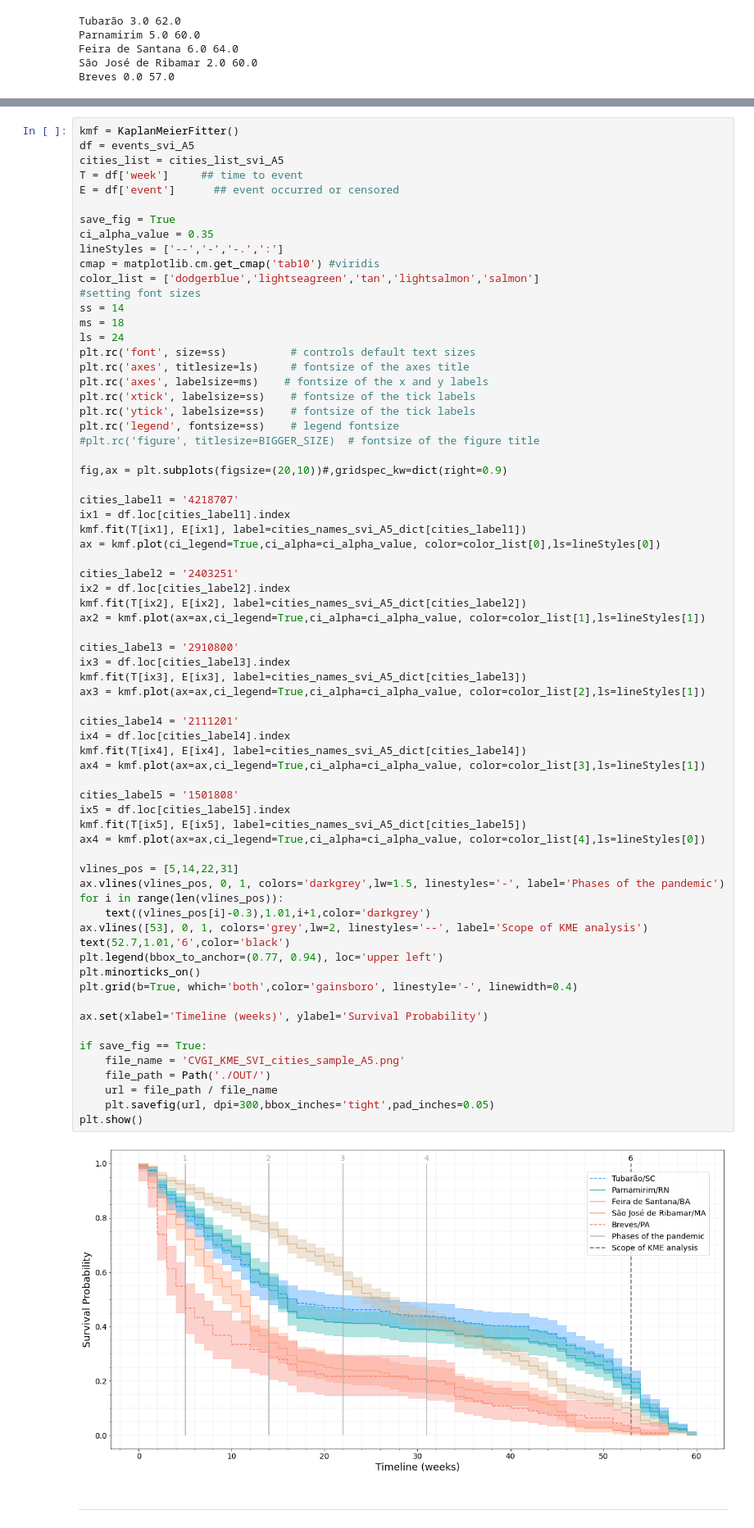
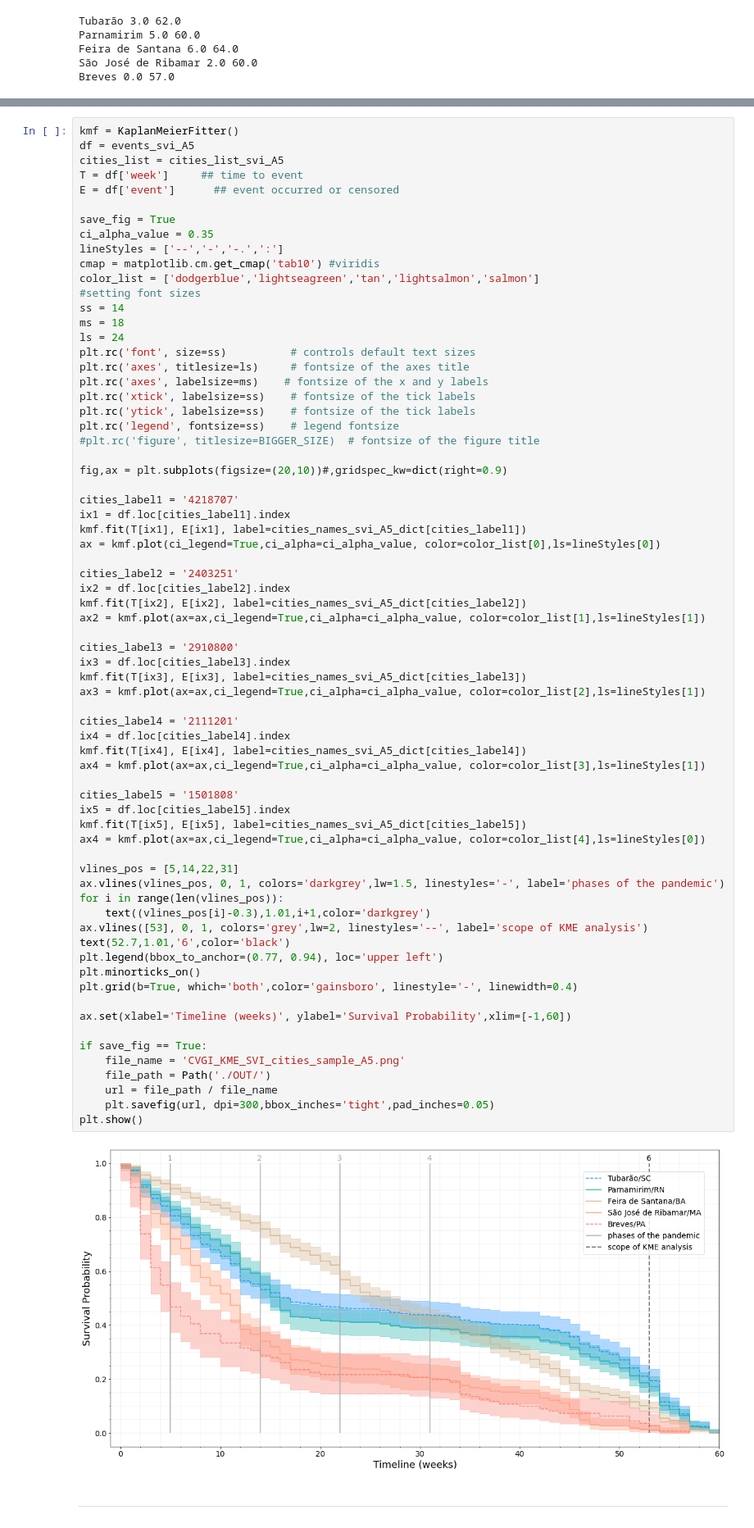
Before and after one commit to alexandrepereiraarq/COVIDGI, a Jupyter notebook: CVGI_MR_05_analysis.ipynb, the cells around one changed output, grey strips where cells are left out. Shown at 82% size. Saved outputs shown, nothing was run; the diff lists cells and outputs as text.

Commit message:
updating plots

```diff
--- a/CVGI_MR_05_analysis.ipynb
+++ b/CVGI_MR_05_analysis.ipynb
@@ -536,37 +536,37 @@ cities_label3 = '2910800'
 ix3 = df.loc[cities_label3].index
 kmf.fit(T[ix3], E[ix3], label=cities_names_svi_A5_dict[cities_label3])
 ax3 = kmf.plot(ax=ax,ci_legend=True,ci_alpha=ci_alpha_value, color=color_list[2],ls=lineStyles[1])
 
 cities_label4 = '2111201'
 ix4 = df.loc[cities_label4].index
 kmf.fit(T[ix4], E[ix4], label=cities_names_svi_A5_dict[cities_label4])
 ax4 = kmf.plot(ax=ax,ci_legend=True,ci_alpha=ci_alpha_value, color=color_list[3],ls=lineStyles[1])
 
 cities_label5 = '1501808'
 ix5 = df.loc[cities_label5].index
 kmf.fit(T[ix5], E[ix5], label=cities_names_svi_A5_dict[cities_label5])
 ax4 = kmf.plot(ax=ax,ci_legend=True,ci_alpha=ci_alpha_value, color=color_list[4],ls=lineStyles[0])
 
 vlines_pos = [5,14,22,31]
-ax.vlines(vlines_pos, 0, 1, colors='darkgrey',lw=1.5, linestyles='-', label='Phases of the pandemic')
+ax.vlines(vlines_pos, 0, 1, colors='darkgrey',lw=1.5, linestyles='-', label='phases of the pandemic')
 for i in range(len(vlines_pos)):
     text((vlines_pos[i]-0.3),1.01,i+1,color='darkgrey')
-ax.vlines([53], 0, 1, colors='grey',lw=2, linestyles='--', label='Scope of KME analysis')
+ax.vlines([53], 0, 1, colors='grey',lw=2, linestyles='--', label='scope of KME analysis')
 text(52.7,1.01,'6',color='black')
 plt.legend(bbox_to_anchor=(0.77, 0.94), loc='upper left')
 plt.minorticks_on()
 plt.grid(b=True, which='both',color='gainsboro', linestyle='-', linewidth=0.4)
 
-ax.set(xlabel='Timeline (weeks)', ylabel='Survival Probability')
+ax.set(xlabel='Timeline (weeks)', ylabel='Survival Probability',xlim=[-1,60])
 
 if save_fig == True:
     file_name = 'CVGI_KME_SVI_cities_sample_A5.png'
     file_path = Path('./OUT/')
     url = file_path / file_name
     plt.savefig(url, dpi=300,bbox_inches='tight',pad_inches=0.05)
 plt.show()
 # %% [output]
-[figure, old version]
+[figure, new version]
 # %% [markdown]
 ---
 # %%
```
Also changed, not shown: parts of 1 cell of this notebook, 2 other files.
